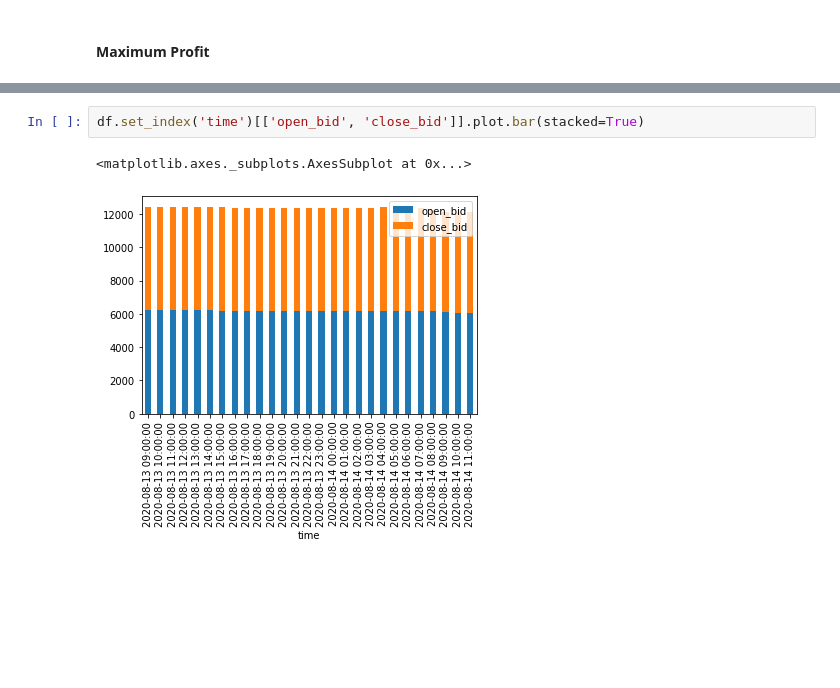
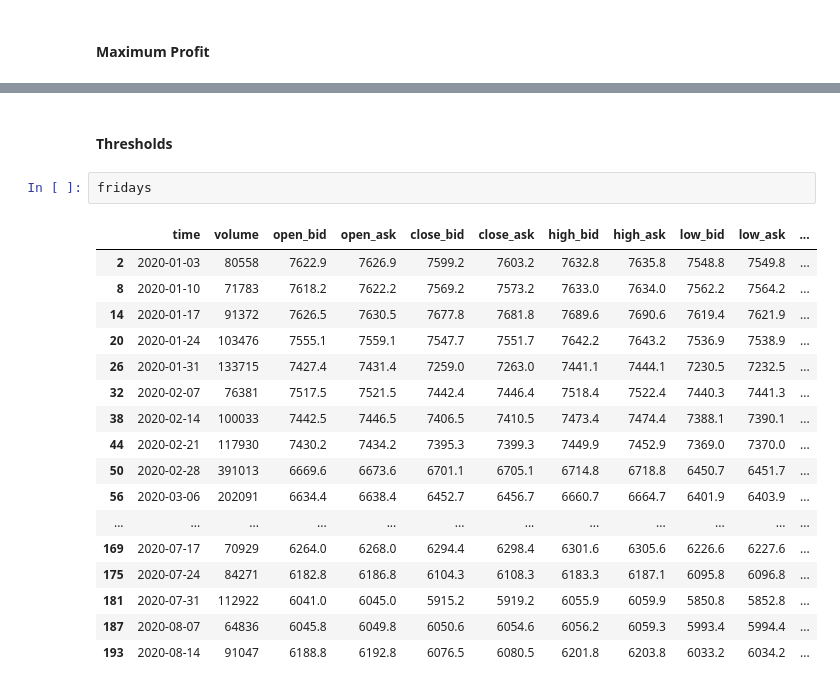
Before and after one commit to generatom/stocks, a Jupyter notebook: stocks.ipynb, the cells around one changed output, grey strips where cells are left out. Cells and saved outputs as stored; diff of their text form; blank space fills up the shorter version.

```diff
--- a/stocks.ipynb
+++ b/stocks.ipynb
@@ -147,5 +141,22 @@ ax.legend(['Friday', 'Monday'])
-# %%
-df.set_index('time')[['open_bid', 'close_bid']].plot.bar(stacked=True)
-# %% [output]
-<matplotlib.axes._subplots.AxesSubplot at 0x...>
-[figure, removed]
+# %% [markdown]
+#### Thresholds
+# %%
+fridays
+# %% [output]
+|  | time | volume | open_bid | open_ask | close_bid | close_ask | high_bid | high_ask | low_bid | low_ask | ... |
+| 2 | 2020-01-03 | 80558 | 7622.9 | 7626.9 | 7599.2 | 7603.2 | 7632.8 | 7635.8 | 7548.8 | 7549.8 | ... |
+| 8 | 2020-01-10 | 71783 | 7618.2 | 7622.2 | 7569.2 | 7573.2 | 7633.0 | 7634.0 | 7562.2 | 7564.2 | ... |
+| 14 | 2020-01-17 | 91372 | 7626.5 | 7630.5 | 7677.8 | 7681.8 | 7689.6 | 7690.6 | 7619.4 | 7621.9 | ... |
+| 20 | 2020-01-24 | 103476 | 7555.1 | 7559.1 | 7547.7 | 7551.7 | 7642.2 | 7643.2 | 7536.9 | 7538.9 | ... |
+| 26 | 2020-01-31 | 133715 | 7427.4 | 7431.4 | 7259.0 | 7263.0 | 7441.1 | 7444.1 | 7230.5 | 7232.5 | ... |
+| 32 | 2020-02-07 | 76381 | 7517.5 | 7521.5 | 7442.4 | 7446.4 | 7518.4 | 7522.4 | 7440.3 | 7441.3 | ... |
+| 38 | 2020-02-14 | 100033 | 7442.5 | 7446.5 | 7406.5 | 7410.5 | 7473.4 | 7474.4 | 7388.1 | 7390.1 | ... |
+| 44 | 2020-02-21 | 117930 | 7430.2 | 7434.2 | 7395.3 | 7399.3 | 7449.9 | 7452.9 | 7369.0 | 7370.0 | ... |
+| 50 | 2020-02-28 | 391013 | 6669.6 | 6673.6 | 6701.1 | 6705.1 | 6714.8 | 6718.8 | 6450.7 | 6451.7 | ... |
+| 56 | 2020-03-06 | 202091 | 6634.4 | 6638.4 | 6452.7 | 6456.7 | 6660.7 | 6664.7 | 6401.9 | 6403.9 | ... |
+| ... | ... | ... | ... | ... | ... | ... | ... | ... | ... | ... | ... |
+| 169 | 2020-07-17 | 70929 | 6264.0 | 6268.0 | 6294.4 | 6298.4 | 6301.6 | 6305.6 | 6226.6 | 6227.6 | ... |
+| 175 | 2020-07-24 | 84271 | 6182.8 | 6186.8 | 6104.3 | 6108.3 | 6183.3 | 6187.1 | 6095.8 | 6096.8 | ... |
+| 181 | 2020-07-31 | 112922 | 6041.0 | 6045.0 | 5915.2 | 5919.2 | 6055.9 | 6059.9 | 5850.8 | 5852.8 | ... |
+| 187 | 2020-08-07 | 64836 | 6045.8 | 6049.8 | 6050.6 | 6054.6 | 6056.2 | 6059.3 | 5993.4 | 5994.4 | ... |
+| 193 | 2020-08-14 | 91047 | 6188.8 | 6192.8 | 6076.5 | 6080.5 | 6201.8 | 6203.8 | 6033.2 | 6034.2 | ... |
```
Also changed, not shown: parts of 19 cells of this notebook.
